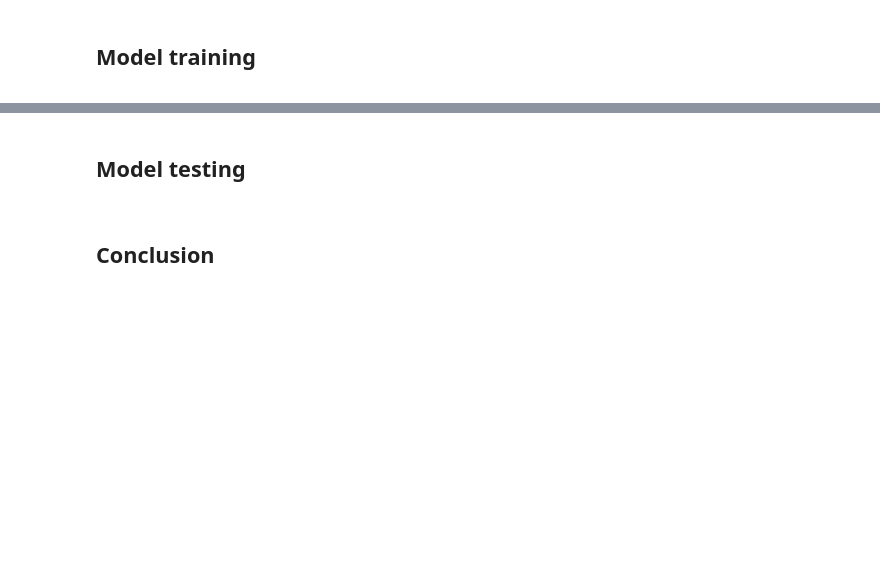
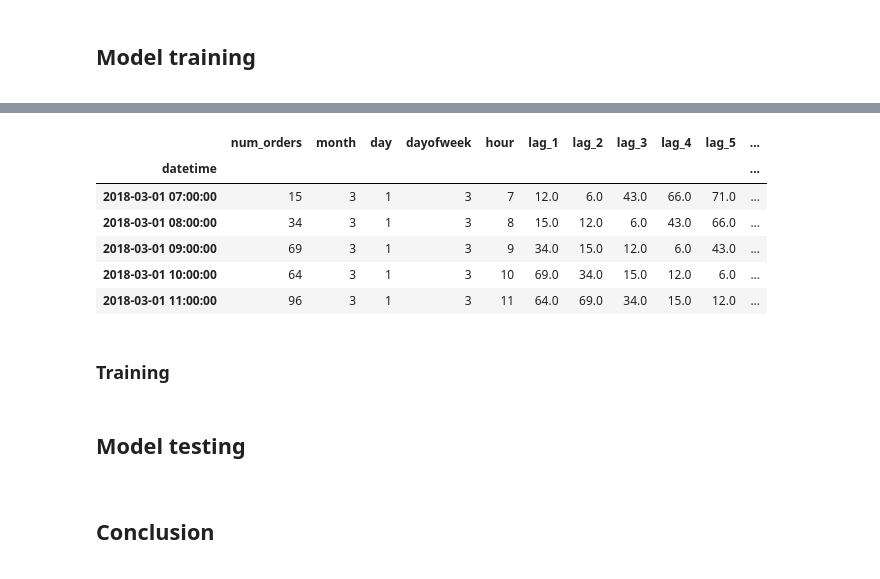
Before and after one commit to chuksoo/taxi_orders_predictionML, a Jupyter notebook: taxi_orders_predictionML.ipynb, the cells around one changed output, grey strips where cells are left out. Saved outputs shown, nothing was run; the diff lists cells and outputs as text; code cells hidden in the pictures; blank space fills up the shorter version.

```diff
--- a/taxi_orders_predictionML.ipynb
+++ b/taxi_orders_predictionML.ipynb
@@ -445,3 +501,17 @@ By assessing the autocorrelation and partial autocorrelation patterns in the dat
+# %%
+# drop NaNs from the time series data
+ts = ts.dropna()
+ts.head()
+# %% [output]
+|  | num_orders | month | day | dayofweek | hour | lag_1 | lag_2 | lag_3 | lag_4 | lag_5 | ... |
+| datetime |  |  |  |  |  |  |  |  |  |  | ... |
+| 2018-03-01 07:00:00 | 15 | 3 | 1 | 3 | 7 | 12.0 | 6.0 | 43.0 | 66.0 | 71.0 | ... |
+| 2018-03-01 08:00:00 | 34 | 3 | 1 | 3 | 8 | 15.0 | 12.0 | 6.0 | 43.0 | 66.0 | ... |
+| 2018-03-01 09:00:00 | 69 | 3 | 1 | 3 | 9 | 34.0 | 15.0 | 12.0 | 6.0 | 43.0 | ... |
+| 2018-03-01 10:00:00 | 64 | 3 | 1 | 3 | 10 | 69.0 | 34.0 | 15.0 | 12.0 | 6.0 | ... |
+| 2018-03-01 11:00:00 | 96 | 3 | 1 | 3 | 11 | 64.0 | 69.0 | 34.0 | 15.0 | 12.0 | ... |
+# %% [markdown]
+### Training
 # %% [markdown]
 <div id="model_testing">
     <h2>Model testing</h2>
```
Also changed, not shown: parts of 8 cells of this notebook.
